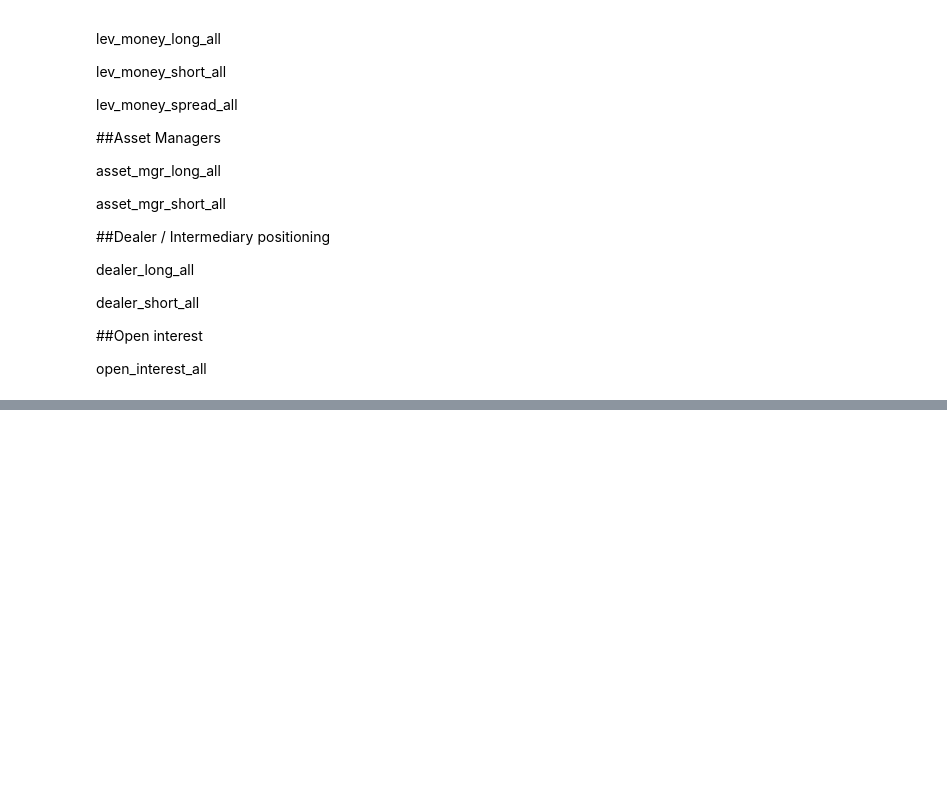
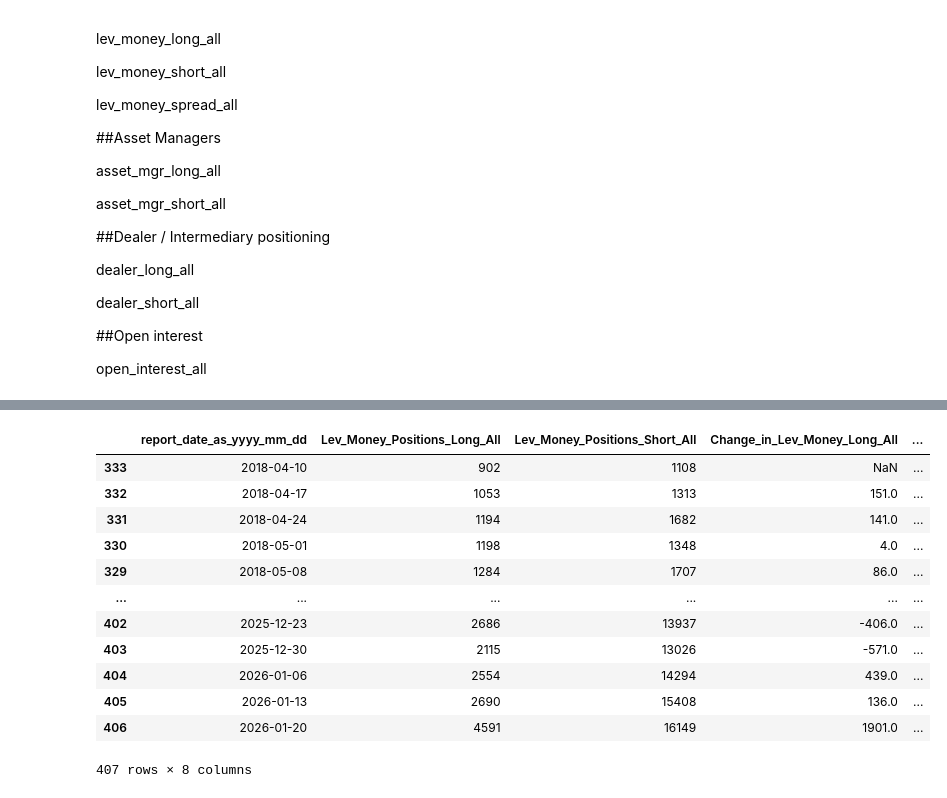
Before and after one commit to MMQuants/COT_report, a Jupyter notebook: COT.ipynb, the cells around one changed output, grey strips where cells are left out. Saved outputs shown, nothing was run; the diff lists cells and outputs as text; code cells hidden in the pictures; blank space fills up the shorter version.

Commit message:
COT data prep

```diff
--- a/COT.ipynb
+++ b/COT.ipynb
@@ -52,0 +76,27 @@ open_interest_all
+# %%
+cotData = pd.DataFrame(df['report_date_as_yyyy_mm_dd'])
+
+cotData["Lev_Money_Positions_Long_All"] = df["lev_money_positions_long"]
+cotData["Lev_Money_Positions_Short_All"] = df["lev_money_positions_short"]
+cotData["Change_in_Lev_Money_Long_All"] = df["change_in_lev_money_long"]
+cotData["Change_in_Lev_Money_Short_All"] = df["change_in_lev_money_short"]
+cotData["Pct_of_OI_Lev_Money_Long_All"] = df["pct_of_oi_lev_money_long"]
+cotData["Pct_of_OI_Lev_Money_Short_All"] = df["pct_of_oi_lev_money_short"]
+cotData["Flip"] = cotData["Pct_of_OI_Lev_Money_Long_All"] - cotData["Pct_of_OI_Lev_Money_Short_All"]
+cotData.head()
+
+cotData
+# %% [output]
+|  | report_date_as_yyyy_mm_dd | Lev_Money_Positions_Long_All | Lev_Money_Positions_Short_All | Change_in_Lev_Money_Long_All | ... |
+| 333 | 2018-04-10 | 902 | 1108 | NaN | ... |
+| 332 | 2018-04-17 | 1053 | 1313 | 151.0 | ... |
+| 331 | 2018-04-24 | 1194 | 1682 | 141.0 | ... |
+| 330 | 2018-05-01 | 1198 | 1348 | 4.0 | ... |
+| 329 | 2018-05-08 | 1284 | 1707 | 86.0 | ... |
+| ... | ... | ... | ... | ... | ... |
+| 402 | 2025-12-23 | 2686 | 13937 | -406.0 | ... |
+| 403 | 2025-12-30 | 2115 | 13026 | -571.0 | ... |
+| 404 | 2026-01-06 | 2554 | 14294 | 439.0 | ... |
+| 405 | 2026-01-13 | 2690 | 15408 | 136.0 | ... |
+| 406 | 2026-01-20 | 4591 | 16149 | 1901.0 | ... |
+407 rows × 8 columns
```
Also changed, not shown: parts of 2 cells of this notebook.
